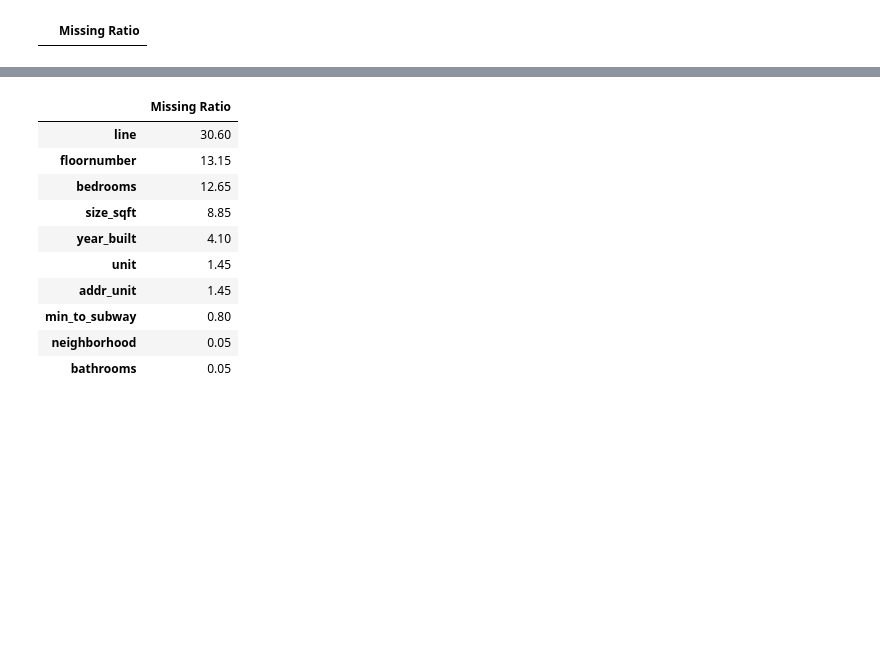
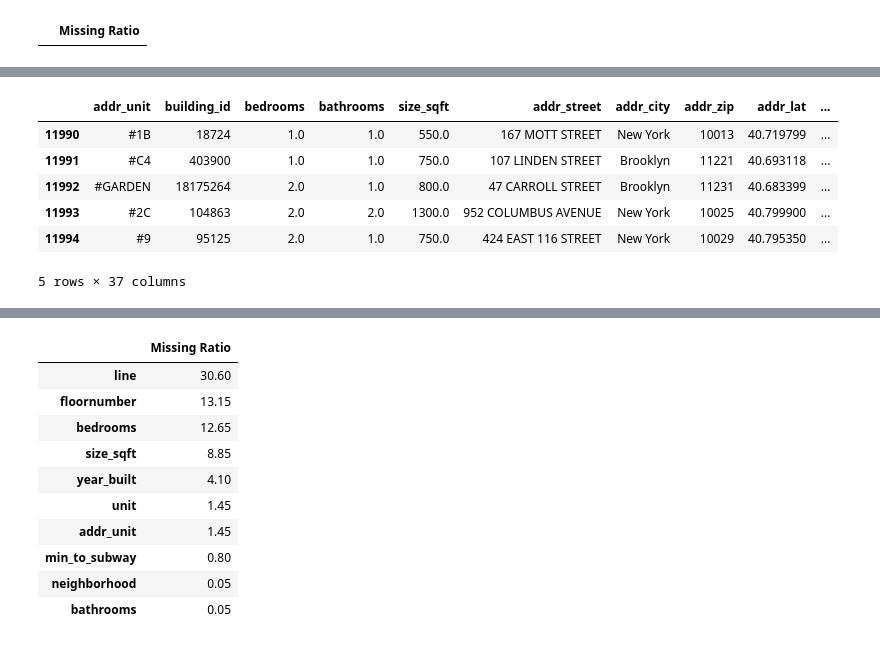
Before and after one commit to Ilroy/DS_Final_Project, a Jupyter notebook: Training_Testing_Master.ipynb, the cells around one changed output, grey strips where cells are left out. Drawn from its saved outputs; the diff is of its cells as text; code cells hidden in the pictures; blank space fills up the shorter version.

```diff
--- a/Training_Testing_Master.ipynb
+++ b/Training_Testing_Master.ipynb
@@ -581,0 +766,10 @@ test.head(10)
+# %%
+test.head()
+# %% [output]
+|  | addr_unit | building_id | bedrooms | bathrooms | size_sqft | addr_street | addr_city | addr_zip | addr_lat | ... |
+| 11990 | #1B | 18724 | 1.0 | 1.0 | 550.0 | 167 MOTT STREET | New York | 10013 | 40.719799 | ... |
+| 11991 | #C4 | 403900 | 1.0 | 1.0 | 750.0 | 107 LINDEN STREET | Brooklyn | 11221 | 40.693118 | ... |
+| 11992 | #GARDEN | 18175264 | 2.0 | 1.0 | 800.0 | 47 CARROLL STREET | Brooklyn | 11231 | 40.683399 | ... |
+| 11993 | #2C | 104863 | 2.0 | 2.0 | 1300.0 | 952 COLUMBUS AVENUE | New York | 10025 | 40.799900 | ... |
+| 11994 | #9 | 95125 | 2.0 | 1.0 | 750.0 | 424 EAST 116 STREET | New York | 10029 | 40.795350 | ... |
+5 rows × 37 columns
```
Also changed, not shown: parts of 79 cells of this notebook.
